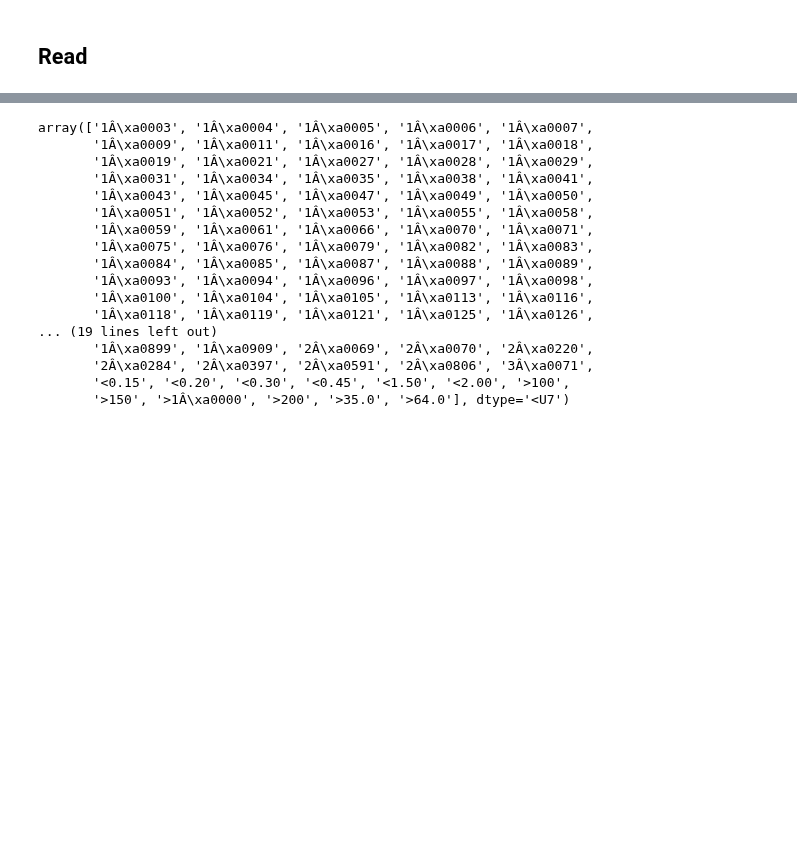
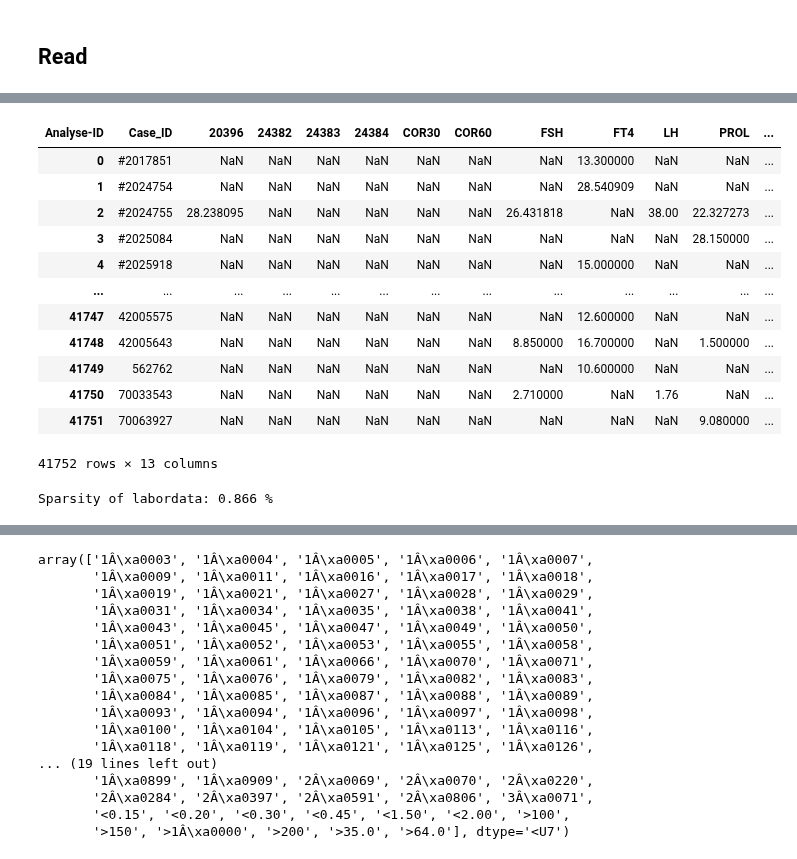
Before and after one commit to tmandelz/classification-prolactinoma, a Jupyter notebook: eda/clean_preprocessing.ipynb, the cells around one changed output, grey strips where cells are left out. Cells and saved outputs as stored; diff of their text form; code cells hidden in the pictures; blank space fills up the shorter version.

Commit message:
add pivoting

```diff
--- a/eda/clean_preprocessing.ipynb
+++ b/eda/clean_preprocessing.ipynb
@@ -283,0 +284,7 @@ for value in labor_data["Analyse-ID"].unique():
+# %%
+#TODO dont delete < 0.2
+labor_data_for_modell["Resultat"] = labor_data_for_modell["Resultat"].apply(pd.to_numeric, errors='coerce')
+labor_data_for_modell = labor_data_for_modell.dropna(subset = ['Resultat'])
+# %%
+#TODO check for more komplex strategie and add n_labortest
+labor_data_for_modell = labor_data_for_modell.groupby(["Case_ID","Analyse-ID","Fallart"])["Resultat"].agg([np.mean,len]).reset_index().rename(columns={"mean":"Resultat","len":"n_labortest"})
@@ -284 +307,25 @@ for value in labor_data["Analyse-ID"].unique():
+# %%
+labor_data_for_modell = labor_data_for_modell.pivot(index=["Case_ID"],values = ['Resultat'], columns = ['Analyse-ID'])
+labor_data_for_modell.columns = labor_data_for_modell.columns.droplevel()
+labor_data_for_modell = labor_data_for_modell.reset_index()
+# %%
+labor_data_for_modell
+# %% [output]
+| Analyse-ID | Case_ID | 20396 | 24382 | 24383 | 24384 | COR30 | COR60 | FSH | FT4 | LH | PROL | ... |
+| 0 | #2017851 | NaN | NaN | NaN | NaN | NaN | NaN | NaN | 13.300000 | NaN | NaN | ... |
+| 1 | #2024754 | NaN | NaN | NaN | NaN | NaN | NaN | NaN | 28.540909 | NaN | NaN | ... |
+| 2 | #2024755 | 28.238095 | NaN | NaN | NaN | NaN | NaN | 26.431818 | NaN | 38.00 | 22.327273 | ... |
+| 3 | #2025084 | NaN | NaN | NaN | NaN | NaN | NaN | NaN | NaN | NaN | 28.150000 | ... |
+| 4 | #2025918 | NaN | NaN | NaN | NaN | NaN | NaN | NaN | 15.000000 | NaN | NaN | ... |
+| ... | ... | ... | ... | ... | ... | ... | ... | ... | ... | ... | ... | ... |
+| 41747 | 42005575 | NaN | NaN | NaN | NaN | NaN | NaN | NaN | 12.600000 | NaN | NaN | ... |
+| 41748 | 42005643 | NaN | NaN | NaN | NaN | NaN | NaN | 8.850000 | 16.700000 | NaN | 1.500000 | ... |
+| 41749 | 562762 | NaN | NaN | NaN | NaN | NaN | NaN | NaN | 10.600000 | NaN | NaN | ... |
+| 41750 | 70033543 | NaN | NaN | NaN | NaN | NaN | NaN | 2.710000 | NaN | 1.76 | NaN | ... |
+| 41751 | 70063927 | NaN | NaN | NaN | NaN | NaN | NaN | NaN | NaN | NaN | 9.080000 | ... |
+41752 rows × 13 columns
+# %%
+print(f"Sparsity of labordata: {round(labor_data_for_modell.isna().mean().mean(),3)} %")
+# %% [output]
+Sparsity of labordata: 0.866 %
 # %%
```
Also changed, not shown: parts of 13 cells of this notebook, 2 other files.
